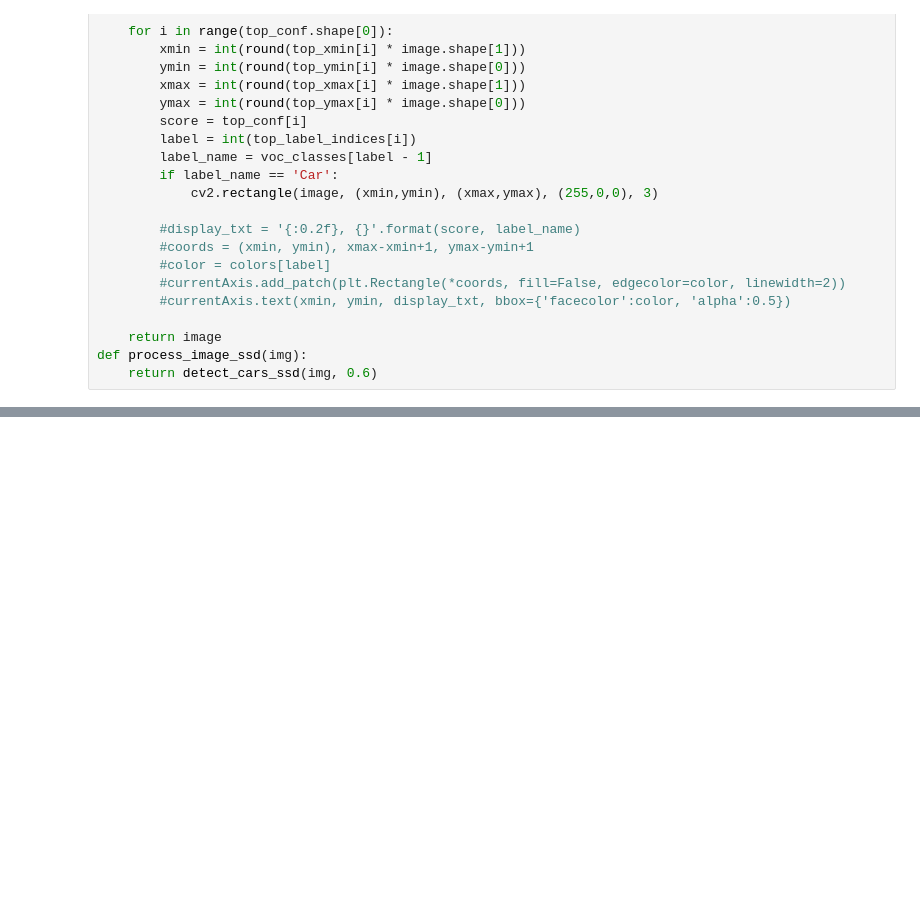
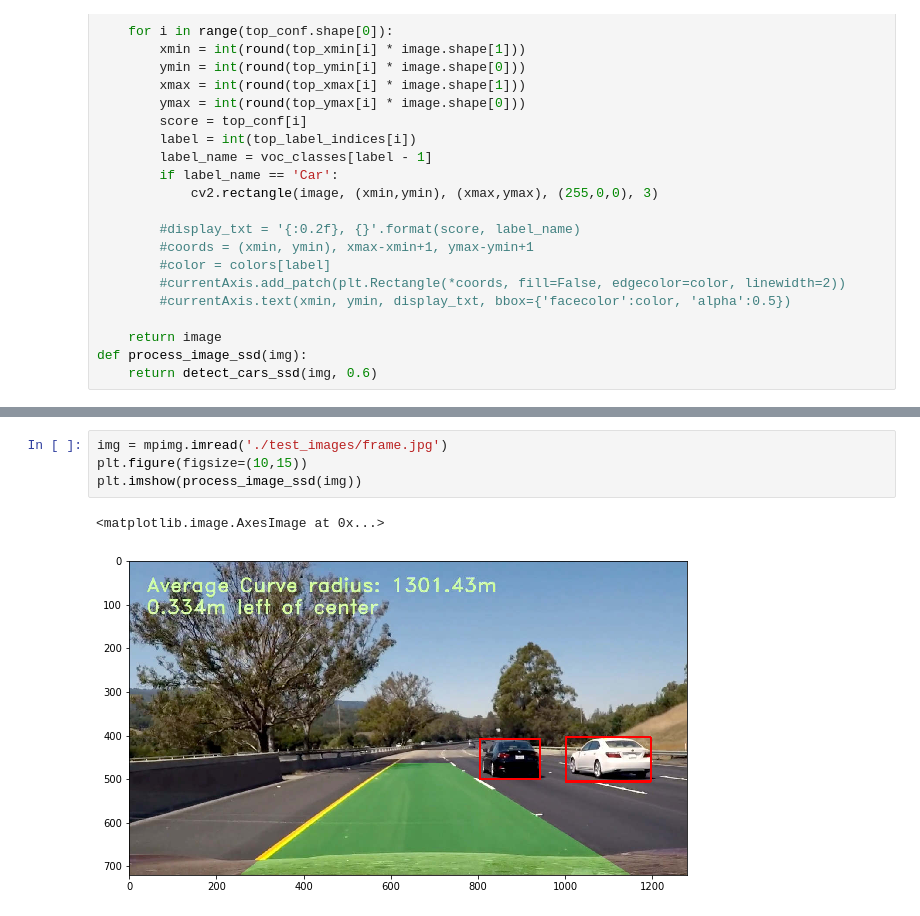
Before and after one commit to warlck/Vehicle-Detection-and-Tracking, a Jupyter notebook: solution.ipynb, the cells around one changed output, grey strips where cells are left out. Saved outputs shown, nothing was run; the diff lists cells and outputs as text; blank space fills up the shorter version.

```diff
--- a/solution.ipynb
+++ b/solution.ipynb
@@ -958,0 +976,7 @@ def process_image_ssd(img):
+# %%
+img = mpimg.imread('./test_images/frame.jpg')
+plt.figure(figsize=(10,15))
+plt.imshow(process_image_ssd(img))
+# %% [output]
+<matplotlib.image.AxesImage at 0x...>
+[figure, added]
```
Also changed, not shown: parts of 13 cells of this notebook, 6 other files.
